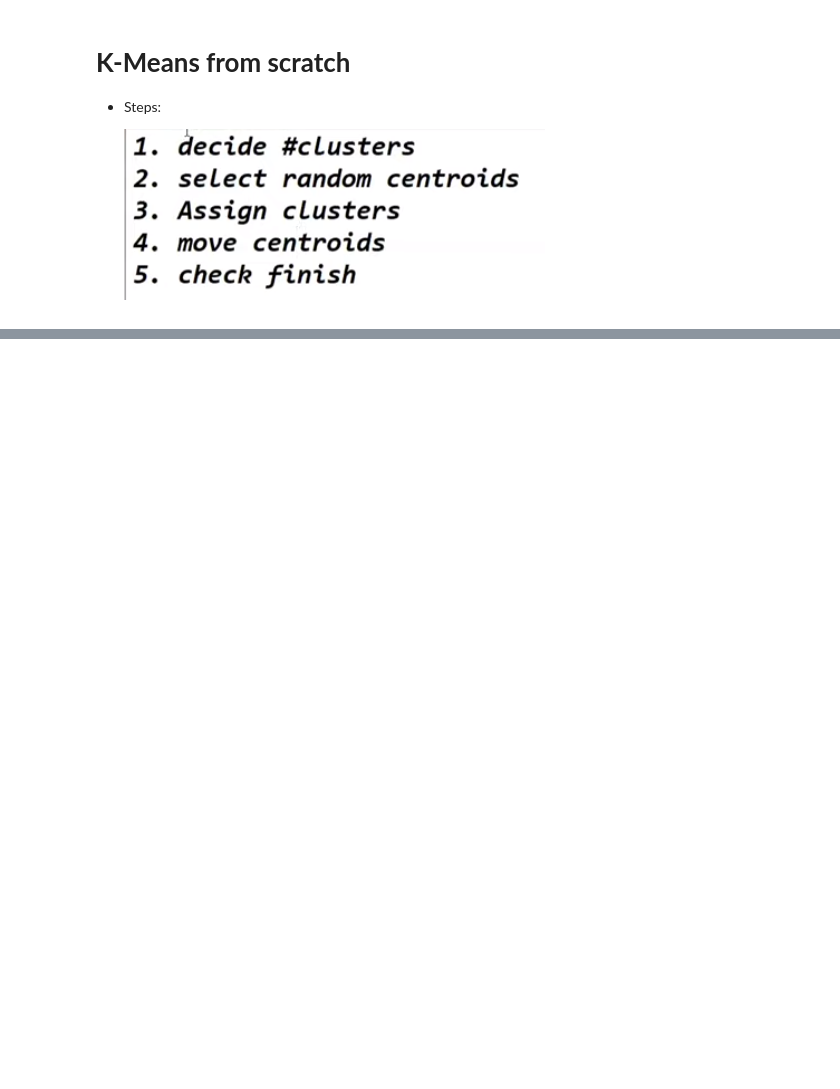
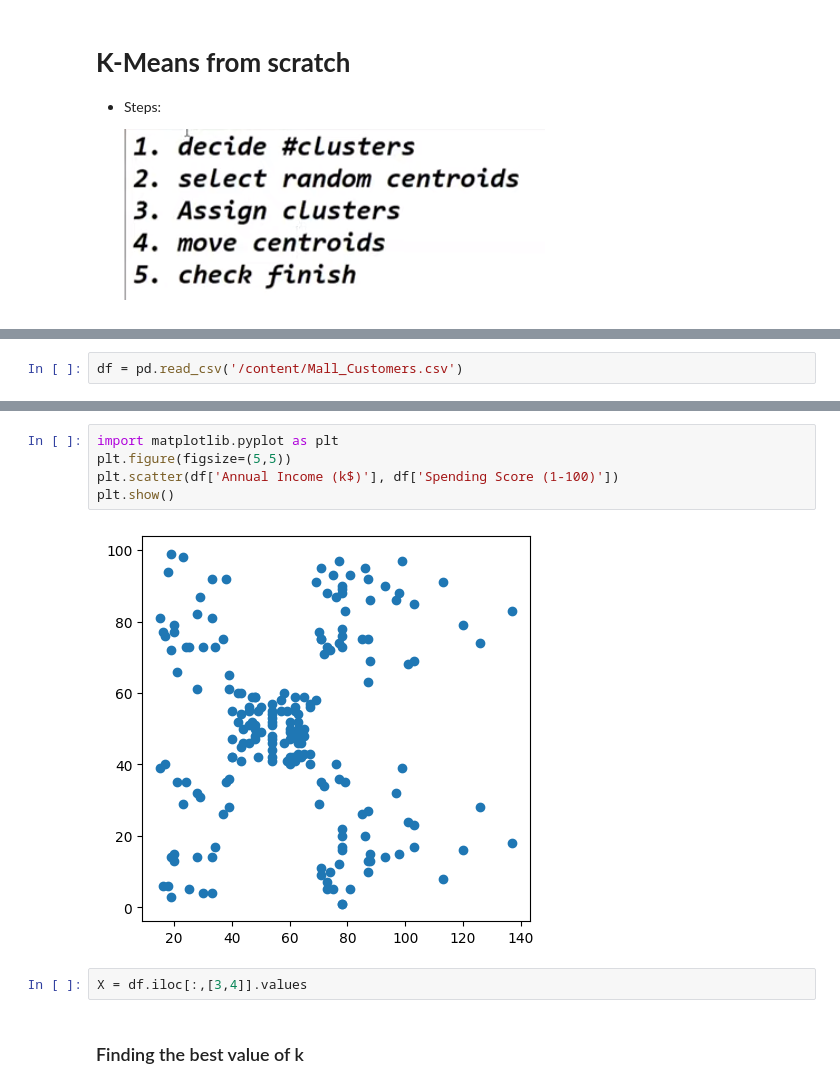
Before and after one commit to heysourin/Machine-Learning--Projects, a Jupyter notebook: K-Means Clustering/From scratch/k_means_clustering.ipynb, the cells around one changed output, grey strips where cells are left out. Drawn from its saved outputs; the diff is of its cells as text; blank space fills up the shorter version.

```diff
--- a/K-Means Clustering/From scratch/k_means_clustering.ipynb
+++ b/K-Means Clustering/From scratch/k_means_clustering.ipynb
@@ -95,0 +61,2 @@ array([1, 1, 1, 1, 0, 1, 1, 0, 1, 0, 0, 0, 1, 0, 0, 0, 0, 1, 1, 1, 1, 1,
+# %%
+df = pd.read_csv('/content/Mall_Customers.csv')
@@ -95,0 +72,11 @@ array([1, 1, 1, 1, 0, 1, 1, 0, 1, 0, 0, 0, 1, 0, 0, 0, 0, 1, 1, 1, 1, 1,
+# %%
+import matplotlib.pyplot as plt
+plt.figure(figsize=(5,5))
+plt.scatter(df['Annual Income (k$)'], df['Spending Score (1-100)'])
+plt.show()
+# %% [output]
+[figure, added]
+# %%
+X = df.iloc[:,[3,4]].values
+# %% [markdown]
+### Finding the best value of k
```
Also changed, not shown: parts of 22 cells of this notebook.
